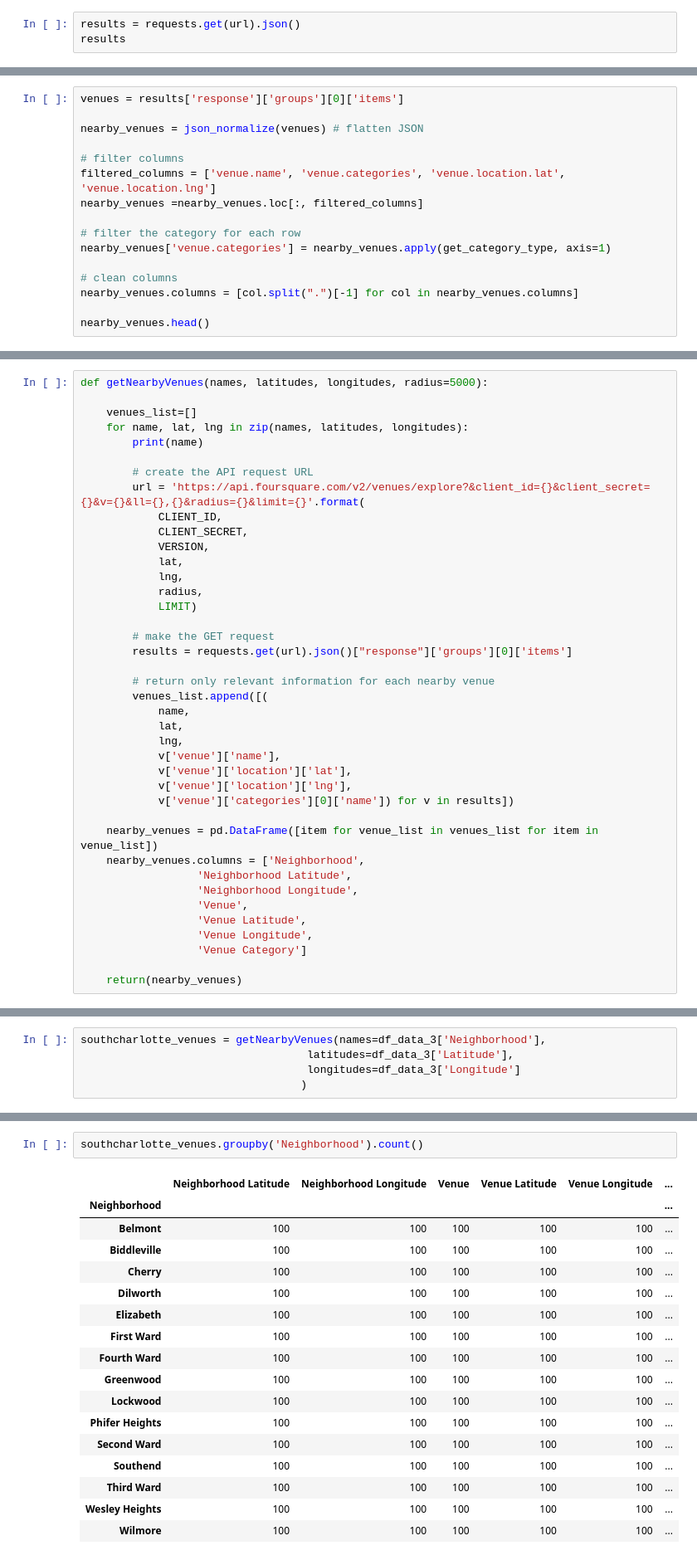
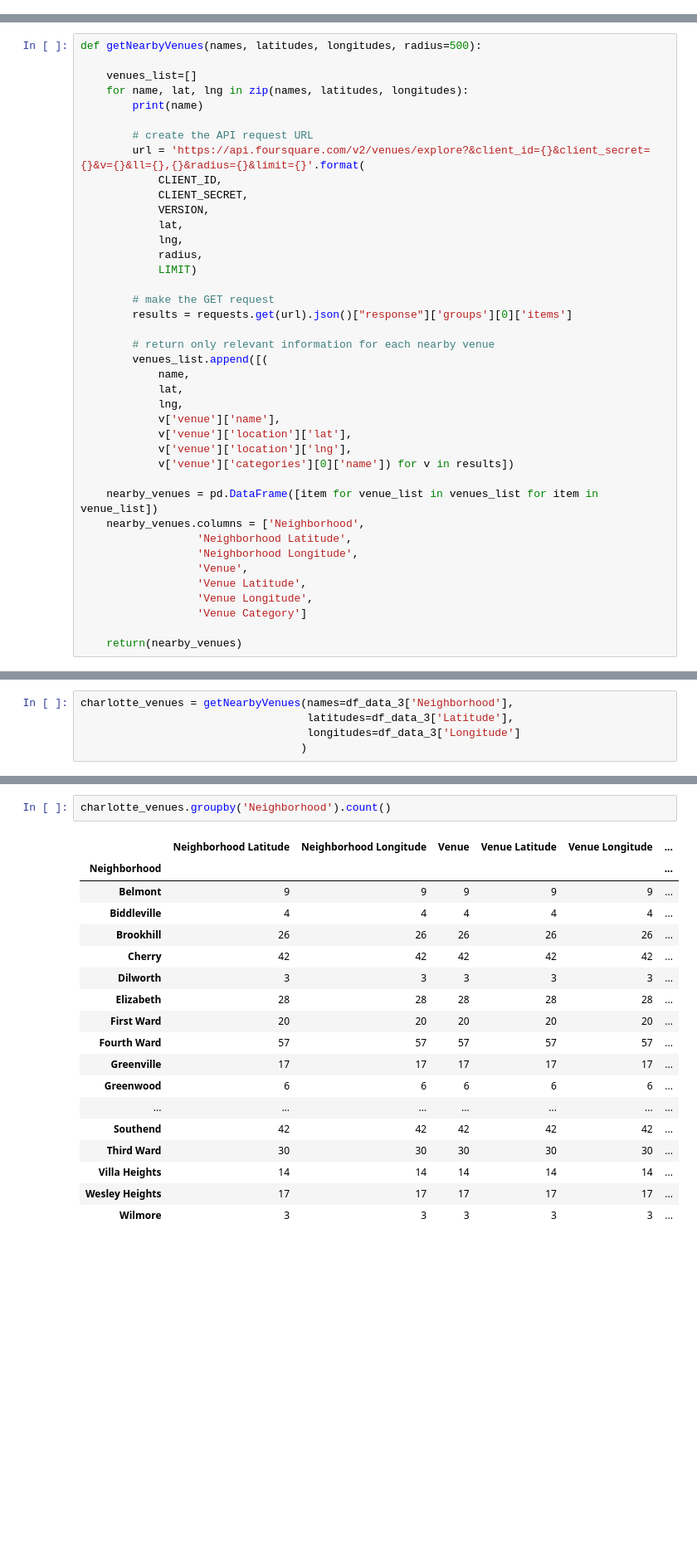
Before and after one commit to keyottabarber/Coursera_Capstone, a Jupyter notebook: Capstone Project Notebook.ipynb, the cells around one changed output, grey strips where cells are left out. Shown at 83% size. Drawn from its saved outputs; the diff is of its cells as text; blank space fills up the shorter version.

```diff
--- a/Capstone Project Notebook.ipynb
+++ b/Capstone Project Notebook.ipynb
@@ -221,3 +229,0 @@ url # display URL
-# %%
-results = requests.get(url).json()
-results
@@ -254,16 +229,0 @@ def get_category_type(row):
-# %%
-venues = results['response']['groups'][0]['items']
-
-nearby_venues = json_normalize(venues) # flatten JSON
-
-# filter columns
-filtered_columns = ['venue.name', 'venue.categories', 'venue.location.lat', 'venue.location.lng']
-nearby_venues =nearby_venues.loc[:, filtered_columns]
-
-# filter the category for each row
-nearby_venues['venue.categories'] = nearby_venues.apply(get_category_type, axis=1)
-
-# clean columns
-nearby_venues.columns = [col.split(".")[-1] for col in nearby_venues.columns]
-
-nearby_venues.head()
@@ -277,5 +234,5 @@ nearby_venues.head()
 # %%
-def getNearbyVenues(names, latitudes, longitudes, radius=5000):
+def getNearbyVenues(names, latitudes, longitudes, radius=500):
 
     venues_list=[]
     for name, lat, lng in zip(names, latitudes, longitudes):
@@ -317,5 +276,5 @@ def getNearbyVenues(names, latitudes, longitudes, radius=5000):
 # %%
-southcharlotte_venues = getNearbyVenues(names=df_data_3['Neighborhood'],
+charlotte_venues = getNearbyVenues(names=df_data_3['Neighborhood'],
                                    latitudes=df_data_3['Latitude'],
                                    longitudes=df_data_3['Longitude']
                                   )
@@ -356,21 +323,22 @@ southcharlotte_venues
 # %%
-southcharlotte_venues.groupby('Neighborhood').count()
+charlotte_venues.groupby('Neighborhood').count()
 # %% [output]
 |  | Neighborhood Latitude | Neighborhood Longitude | Venue | Venue Latitude | Venue Longitude | ... |
 | Neighborhood |  |  |  |  |  | ... |
-| Belmont | 100 | 100 | 100 | 100 | 100 | ... |
-| Biddleville | 100 | 100 | 100 | 100 | 100 | ... |
-| Cherry | 100 | 100 | 100 | 100 | 100 | ... |
-| Dilworth | 100 | 100 | 100 | 100 | 100 | ... |
-| Elizabeth | 100 | 100 | 100 | 100 | 100 | ... |
-| First Ward | 100 | 100 | 100 | 100 | 100 | ... |
-| Fourth Ward | 100 | 100 | 100 | 100 | 100 | ... |
-| Greenwood | 100 | 100 | 100 | 100 | 100 | ... |
-| Lockwood | 100 | 100 | 100 | 100 | 100 | ... |
-| Phifer Heights | 100 | 100 | 100 | 100 | 100 | ... |
-| Second Ward | 100 | 100 | 100 | 100 | 100 | ... |
-| Southend | 100 | 100 | 100 | 100 | 100 | ... |
-| Third Ward | 100 | 100 | 100 | 100 | 100 | ... |
-| Wesley Heights | 100 | 100 | 100 | 100 | 100 | ... |
-| Wilmore | 100 | 100 | 100 | 100 | 100 | ... |
+| Belmont | 9 | 9 | 9 | 9 | 9 | ... |
+| Biddleville | 4 | 4 | 4 | 4 | 4 | ... |
+| Brookhill | 26 | 26 | 26 | 26 | 26 | ... |
+| Cherry | 42 | 42 | 42 | 42 | 42 | ... |
+| Dilworth | 3 | 3 | 3 | 3 | 3 | ... |
+| Elizabeth | 28 | 28 | 28 | 28 | 28 | ... |
+| First Ward | 20 | 20 | 20 | 20 | 20 | ... |
+| Fourth Ward | 57 | 57 | 57 | 57 | 57 | ... |
+| Greenville | 17 | 17 | 17 | 17 | 17 | ... |
+| Greenwood | 6 | 6 | 6 | 6 | 6 | ... |
+| ... | ... | ... | ... | ... | ... | ... |
+| Southend | 42 | 42 | 42 | 42 | 42 | ... |
+| Third Ward | 30 | 30 | 30 | 30 | 30 | ... |
+| Villa Heights | 14 | 14 | 14 | 14 | 14 | ... |
+| Wesley Heights | 17 | 17 | 17 | 17 | 17 | ... |
+| Wilmore | 3 | 3 | 3 | 3 | 3 | ... |
 # %%
```
Also changed, not shown: parts of 57 cells of this notebook.
